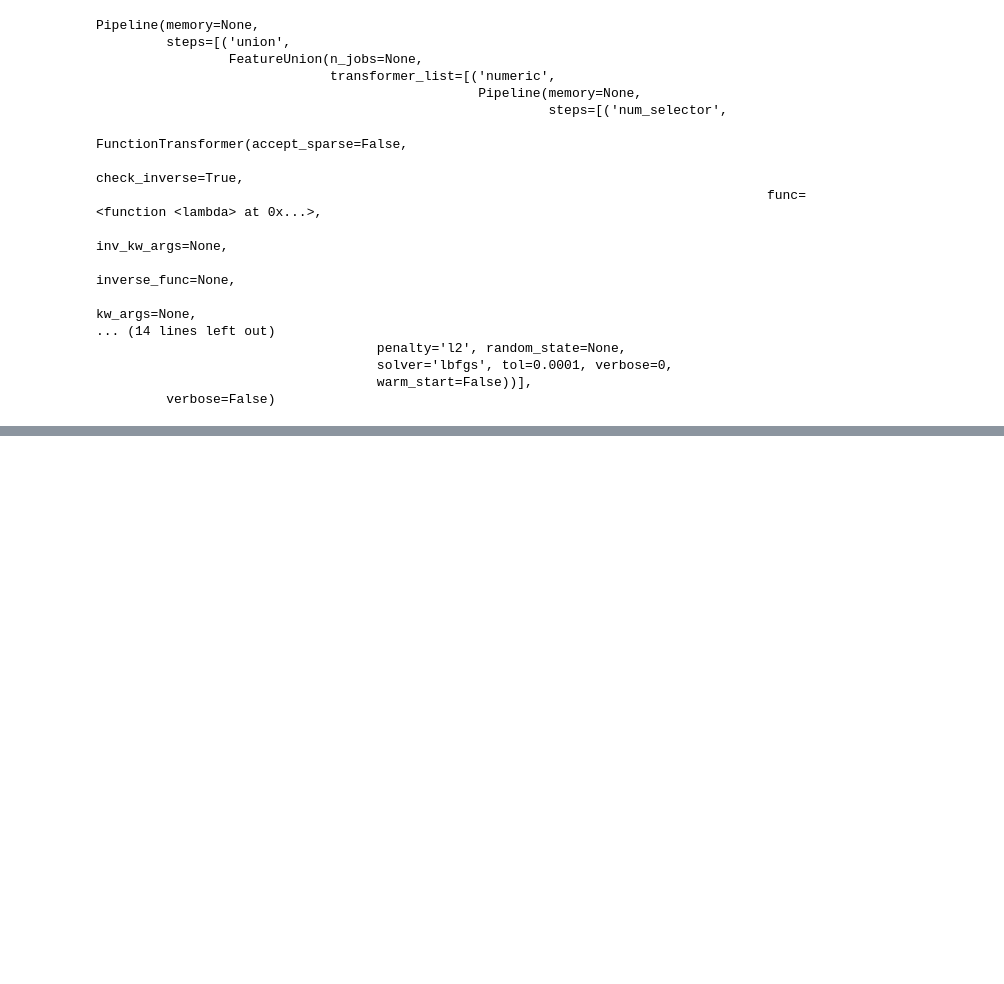
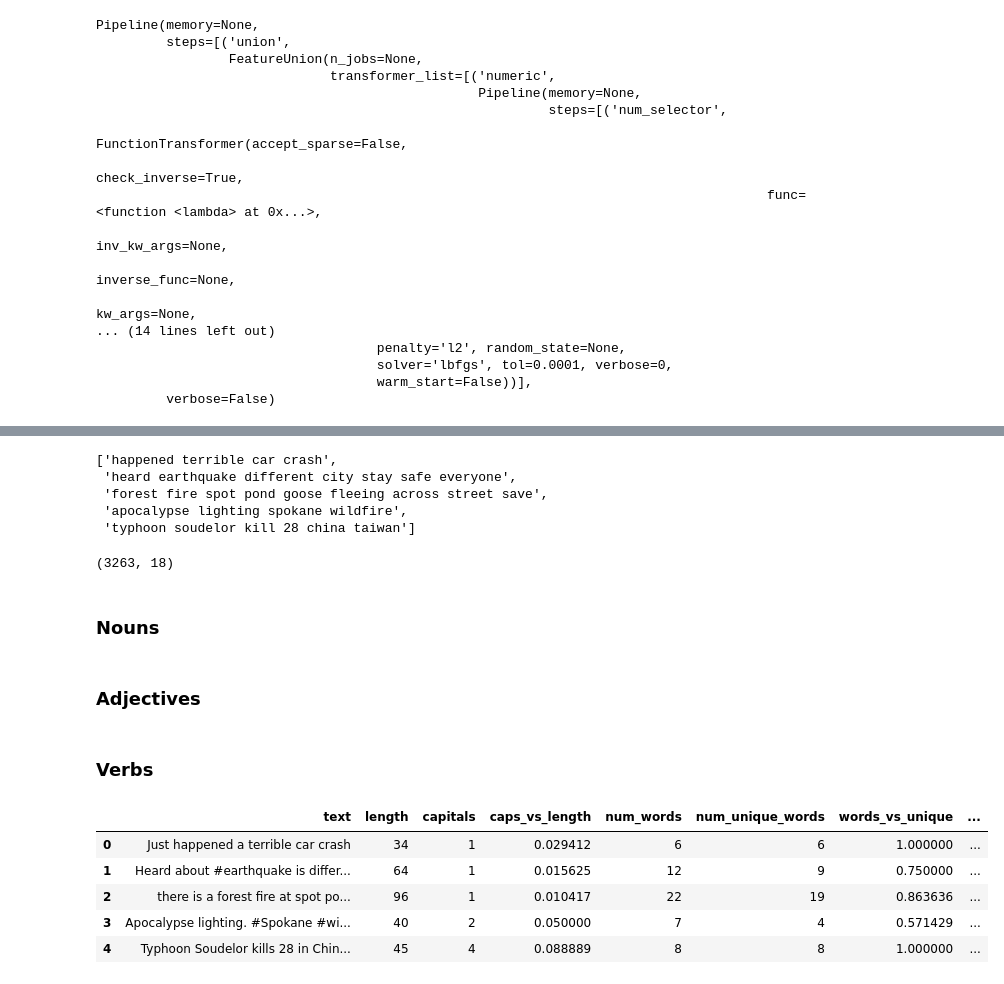
Before and after one commit to SAR2652/Real_or_Not-_NLP_with_Disaster_Tweets, a Jupyter notebook: Real_or_Not?_NLP_with_Disaster_Tweets.ipynb, the cells around one changed output, grey strips where cells are left out. Cells and saved outputs as stored; diff of their text form; code cells hidden in the pictures; blank space fills up the shorter version.

```diff
--- a/Real_or_Not?_NLP_with_Disaster_Tweets.ipynb
+++ b/Real_or_Not?_NLP_with_Disaster_Tweets.ipynb
@@ -832,0 +834,4 @@ pl.score(X_val, y_val)
+# %%
+# extract tweets from test data into a separate DataFrame
+test_df = df_test.drop(['id'], axis = 1)
+test_df.head()
@@ -832,0 +845,9 @@ pl.score(X_val, y_val)
+# %%
+test_tweet_corpus, test_lemmatized_word_corpus = preprocess_text(test_df['text'].values.tolist())
+test_tweet_corpus[:5]
+# %% [output]
+['happened terrible car crash',
+ 'heard earthquake different city stay safe everyone',
+ 'forest fire spot pond goose fleeing across street save',
+ 'apocalypse lighting spokane wildfire',
+ 'typhoon soudelor kill 28 china taiwan']
@@ -832,0 +895,4 @@ pl.score(X_val, y_val)
+# %%
+test_df.shape
+# %% [output]
+(3263, 18)
@@ -832,0 +901,2 @@ pl.score(X_val, y_val)
+# %% [markdown]
+### Nouns
@@ -832,0 +906,2 @@ pl.score(X_val, y_val)
+# %% [markdown]
+### Adjectives
@@ -832,0 +911,2 @@ pl.score(X_val, y_val)
+# %% [markdown]
+### Verbs
@@ -832,0 +916,9 @@ pl.score(X_val, y_val)
+# %%
+test_df.head()
+# %% [output]
+|  | text | length | capitals | caps_vs_length | num_words | num_unique_words | words_vs_unique | ... |
+| 0 | Just happened a terrible car crash | 34 | 1 | 0.029412 | 6 | 6 | 1.000000 | ... |
+| 1 | Heard about #earthquake is differ... | 64 | 1 | 0.015625 | 12 | 9 | 0.750000 | ... |
+| 2 | there is a forest fire at spot po... | 96 | 1 | 0.010417 | 22 | 19 | 0.863636 | ... |
+| 3 | Apocalypse lighting. #Spokane #wi... | 40 | 2 | 0.050000 | 7 | 4 | 0.571429 | ... |
+| 4 | Typhoon Soudelor kills 28 in Chin... | 45 | 4 | 0.088889 | 8 | 8 | 1.000000 | ... |
```
Also changed, not shown: parts of 40 cells of this notebook.
